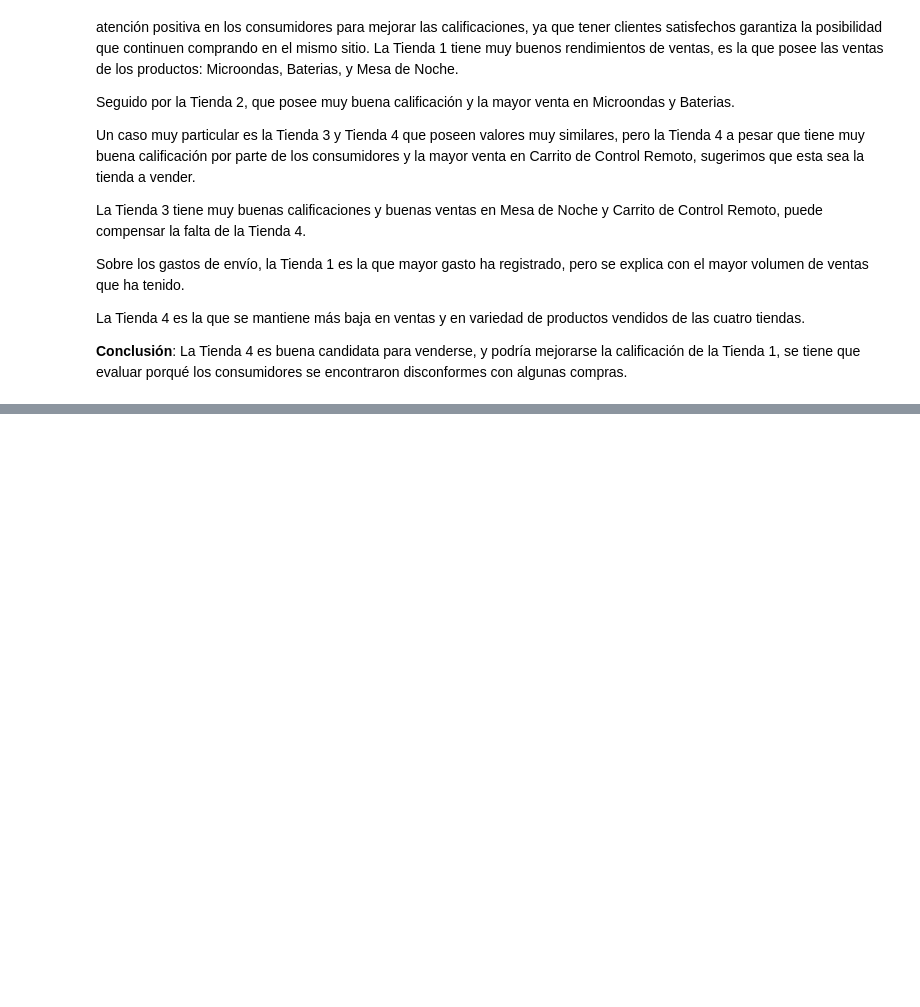
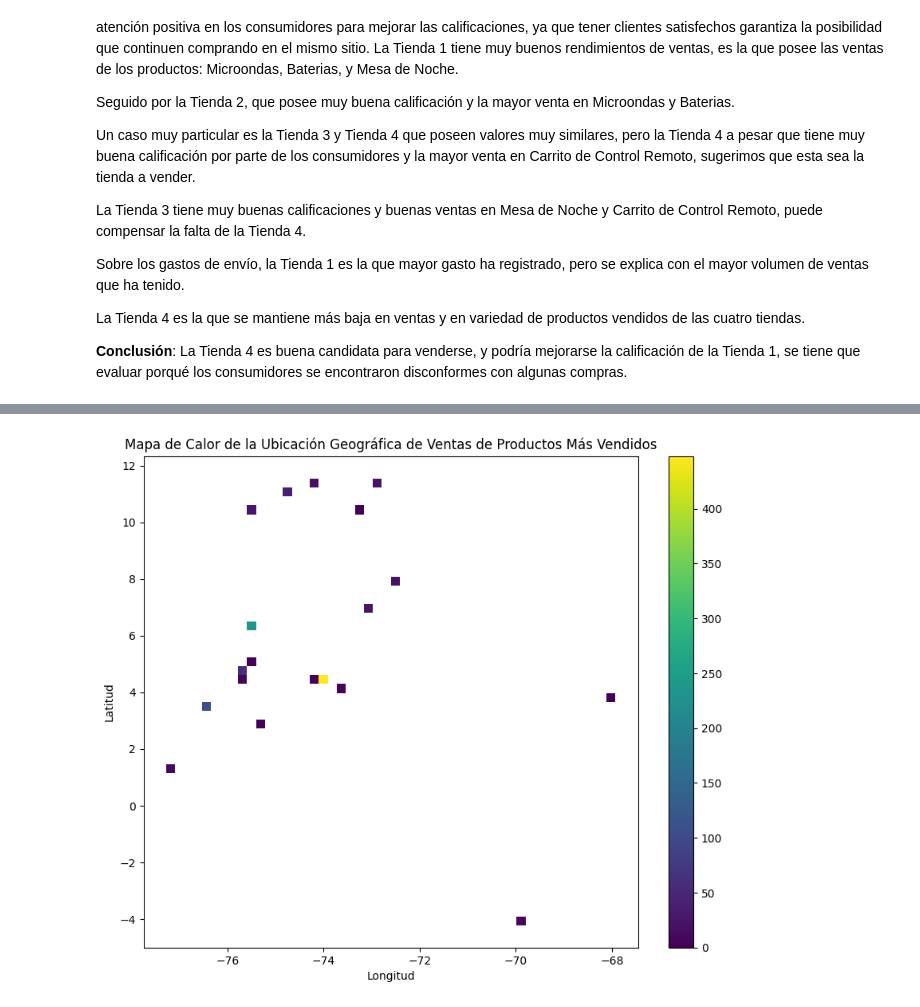
Before and after one commit to Beaebert/challenge1-data-science-latam, a Jupyter notebook: AluraStoreLatam.ipynb, the cells around one changed output, grey strips where cells are left out. Drawn from its saved outputs; the diff is of its cells as text; code cells hidden in the pictures; blank space fills up the shorter version.

```diff
--- a/AluraStoreLatam.ipynb
+++ b/AluraStoreLatam.ipynb
@@ -462,0 +467,17 @@ La Tienda 4 es la que se mantiene más baja en ventas y en variedad de productos
+# %%
+import seaborn as sns
+import matplotlib.pyplot as plt
+
+# Use the combined dataframe 'all_tiendas'
+# Filter for the most sold products (assuming 'most_sold_products' list is still available from previous steps)
+filtered_tiendas_heatmap = all_tiendas[all_tiendas['Producto'].isin(most_sold_products)]
+
+# Create a 2D histogram or heatmap
+plt.figure(figsize=(10, 8))
+sns.histplot(data=filtered_tiendas_heatmap, x='lon', y='lat', bins=50, cmap='viridis', cbar=True)
+plt.title('Mapa de Calor de la Ubicación Geográfica de Ventas de Productos Más Vendidos')
+plt.xlabel('Longitud')
+plt.ylabel('Latitud')
+plt.show()
+# %% [output]
+[figure, added]
```
Also changed, not shown: parts of 2 cells of this notebook.
